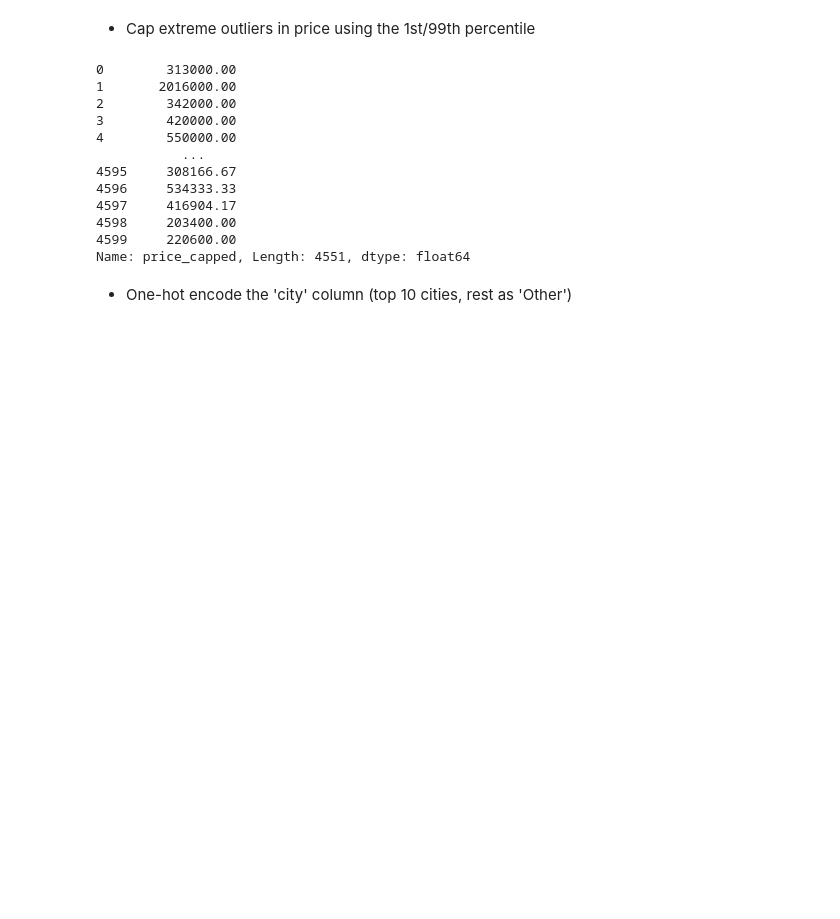
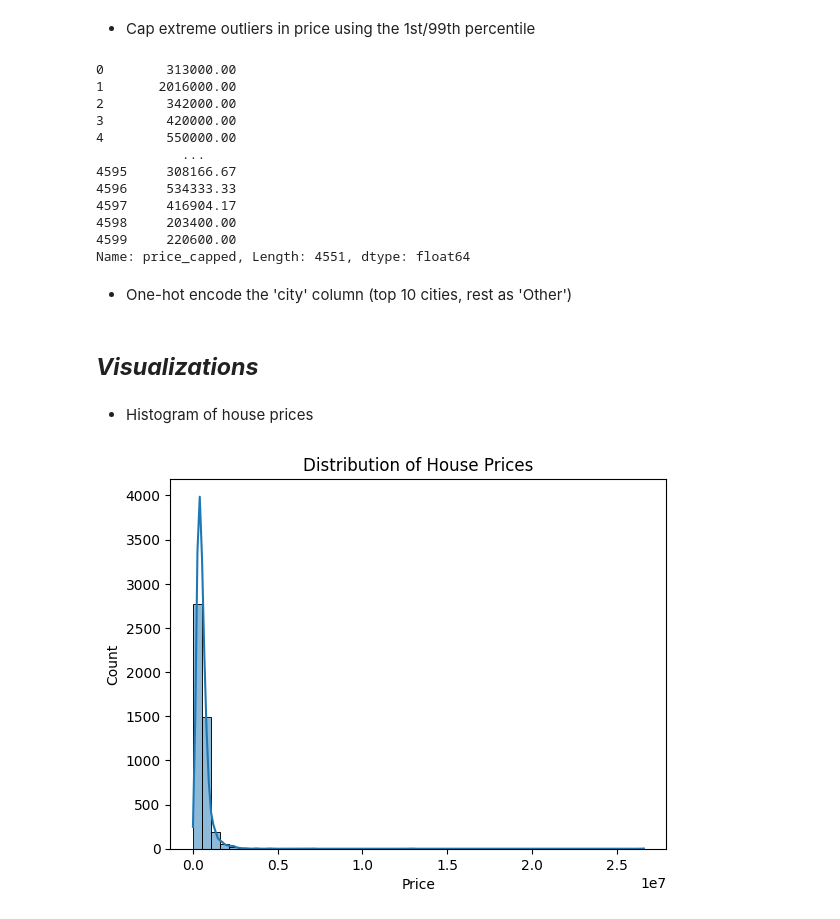
Before and after one commit to geershatisaxena/House-Price-Predictor, a Jupyter notebook: house prediction.ipynb, the cells around one changed output. Drawn from its saved outputs; the diff is of its cells as text; code cells hidden in the pictures; blank space fills up the shorter version.

```diff
--- a/house prediction.ipynb
+++ b/house prediction.ipynb
@@ -324,3 +324,15 @@ Name: price_capped, Length: 4551, dtype: float64
 top_cities = df["city"].value_counts().head(10).index
 df["city_grouped"] = np.where(df["city"].isin(top_cities), df["city"], "Other")
 city_dummies = pd.get_dummies(df["city_grouped"], prefix="city", drop_first=True)
+# %% [markdown]
+## ***Visualizations***
+# %% [markdown]
+- Histogram of house prices
+# %%
+plt.figure()
+sns.histplot(df["price"], bins=50, kde=True)
+plt.title("Distribution of House Prices")
+plt.xlabel("Price")
+plt.savefig("plot_23_price_hist.png", bbox_inches="tight")
+# %% [output]
+[figure, added]
```
